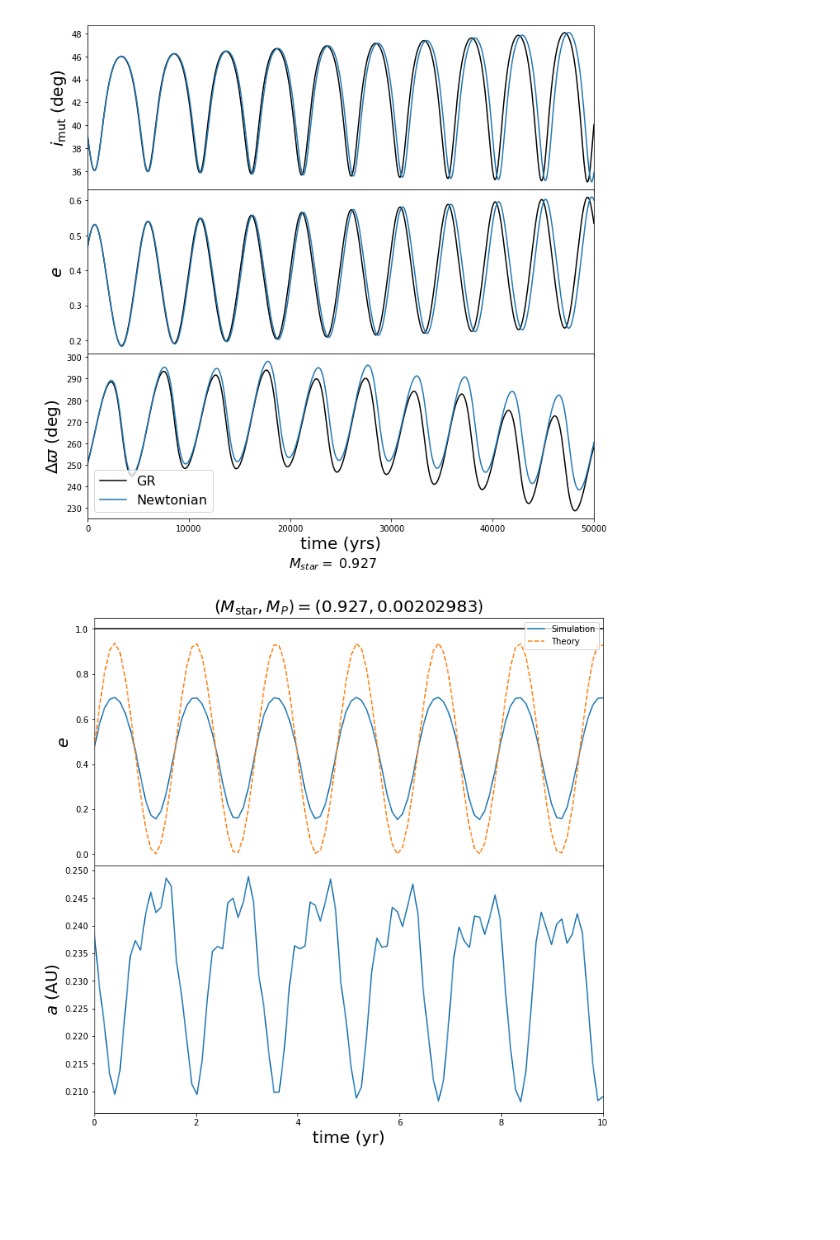
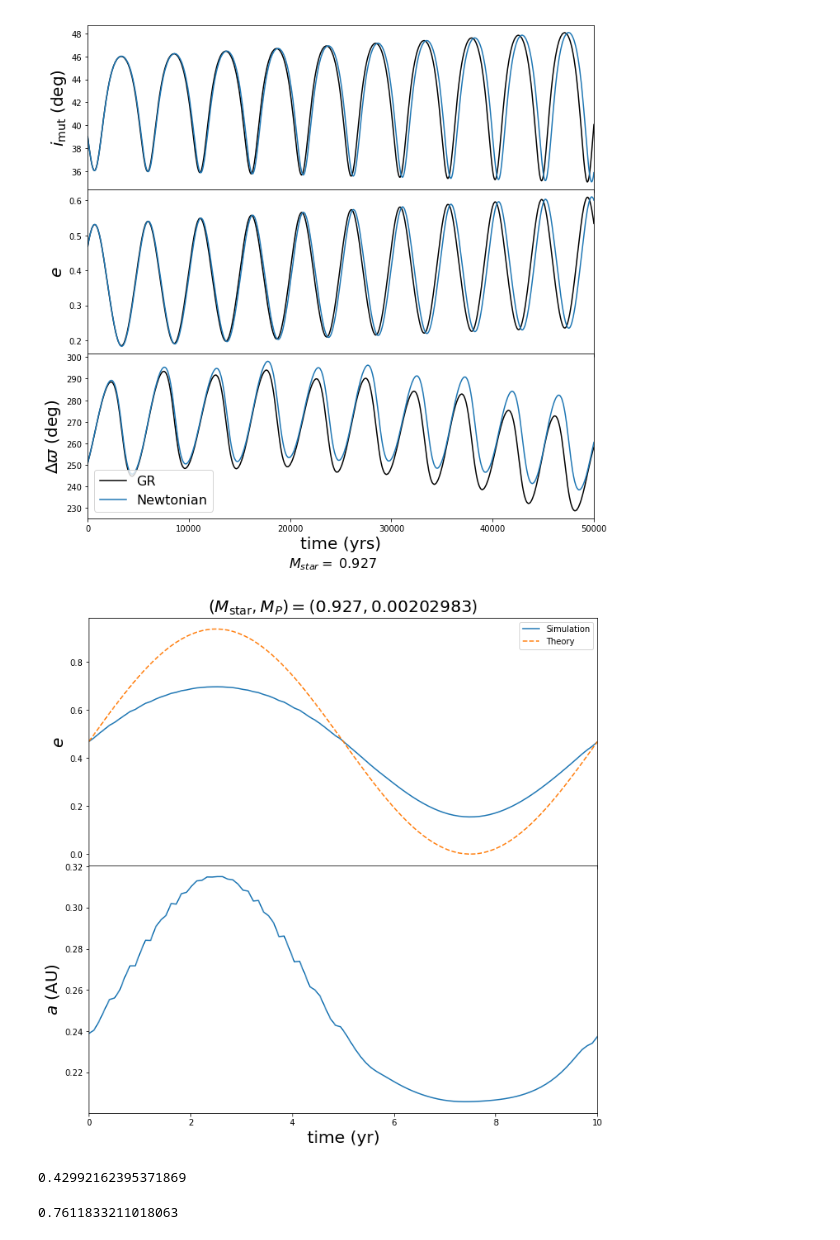
Before and after one commit to lenunez13/warm_jupiters, a Jupyter notebook: additional_force_tidal.ipynb, the cells around one changed output. Saved outputs shown, nothing was run; the diff lists cells and outputs as text; code cells hidden in the pictures; blank space fills up the shorter version.

Commit message:
updated e plot

```diff
--- a/additional_force_tidal.ipynb
+++ b/additional_force_tidal.ipynb
@@ -167,7 +167,6 @@ def setup_system2(e0,a0):
     sim = rebound.Simulation()
     sim.add(m=0.927)
     sim.add(a=a0,e=e0,m=0.00202983,omega=np.radians(66.0054),inc=np.radians(35.614629),Omega=0.,M=np.radians(0.698350))
-    #sim.add(a=a0,e=e0,m=0.00202983,omega=66.0054*np.pi/180.0,inc=35.614629*np.pi/180,Omega=0.,M=0.698350*np.pi/180.0)
     #sim.move_to_com() # Moves to the center of momentum frame
     #sim.move_to_hel()
     return sim
@@ -177,7 +176,8 @@ force_is_velocity_dependent = False
 def tidal_evolution2(reb_sim,rebx_effect,dt,timing):
     sim = reb_sim.contents
     t = sim.t
-    τ = 10.
+    nyears = 2.*np.pi
+    τ = 10.*nyears
     f = sim.particles[1].f
     n = sim.particles[1].n
     e = sim.particles[1].e
@@ -195,10 +195,10 @@ def tidal_evolution2(reb_sim,rebx_effect,dt,timing):
     F0 = 1. - e**2.
     #edot = -(e0/τ)*np.exp(-t/τ)
     edot = (2.*np.pi*e0/τ)*np.cos(2.*np.pi*t/τ)
-    adot = 2*a*e*edot/F0
-    adotovera = 2*e*edot/F0
-    #adot = 0.
-    #adotovera = 0.
+    #adot = 2*a*e*edot/F0
+    #adotovera = 2*e*edot/F0
+    adot = 0.
+    adotovera = 0.
     r = a * F0 / (1. + e * math.cos(f))
     rdot = n * a * e * math.sin(f) * F0**(0.5)
     rfdot = n * a * (1. + e * math.cos(f)) * F0**(0.5)
@@ -242,18 +242,16 @@ def sim_integrate2(sim,time_stop,Nout=100,add_tidal_evolution=False):
         sim.integrate(t)
         e[i] = sim.particles[1].e
         a[i] = sim.particles[1].a
-        #print(i)
     times = times/(2.*np.pi)
     return np.array([times,e,a])
 # %%
-nyears = 2*np.pi #units G = 1
 def eEvol(e0,t,τ,evolType:str):
     if evolType == 'exp':
-        e = e0*np.exp(-t/τ*nyears)
+        e = e0*np.exp(-t/τ)
     elif evolType == 'trig':
-        e = e0*(np.sin(2.*np.pi*t/τ*nyears) + 1)
+        e = e0*(np.sin(2.*np.pi*t/τ) + 1)
     elif evolType == 'const':
-        e = e0 * np.exp(-t/τ*nyears) / np.exp(-t/τ*nyears)
+        e = e0 * np.ones(len(t))
     return e
 # %%
 e0 = 0.468600
@@ -266,31 +264,32 @@ times,e,a = data
 # %%
 Mstar = sim.particles[0].m
 Mp = sim.particles[1].m
 
 ecc = eEvol(e0,times,τ,'trig')
 fig, [ax1, ax2] = plt.subplots(2, 1, sharex=True,figsize=(11,11))
 plt.subplots_adjust(wspace=0, hspace=0)
 ax = plt.gca()
 ax.autoscale(enable=True, axis='x', tight=True)
 
 ax1.set_title(r'$(M_{\mathrm{star}},M_{P})=($'+str(Mstar)+'$,$'+str(Mp)+'$)$',fontsize=20)
 ax1.plot(times,e,label='Simulation')
 ax1.set_ylabel(r'$e$ ',fontsize=20)
 ax1.plot(times,ecc,'--',label='Theory')
 #ax1.set_ylim(e0*0.9,e0*1.1)
-ax1.axhline(y=1,color='black')
+#ax1.axhline(y=1,color='black')
+#ax1.axvline(x=5,color='black')
 ax1.legend()
 
 ax2.plot(times,a)
 ax2.set_ylabel(r'$a$ (AU)',fontsize=20)
 ax2.set_xlabel('time (yr)', fontsize=20)
 #ax2.set_ylim(a0*0.9,a0*1.1);
 
 plt.legend()
 
 savetag = 'eEvol_exp'
 savetype = '.png'
 
-#plt.savefig('plots/'+savetag+savetype,dpi=300,bbox_inches='tight')
+plt.savefig('plots/'+savetag+savetype,dpi=300,bbox_inches='tight')
 # %% [output]
-[figure, old version]
+[figure, new version]
@@ -296,0 +301,8 @@ savetype = '.png'
+# %%
+year
+# %% [output]
+0.42992162395371869
+# %%
+sim.particles[1].P
+# %% [output]
+0.7611833211018063
```
Also changed, not shown: parts of 2 cells of this notebook, 1 other file.
